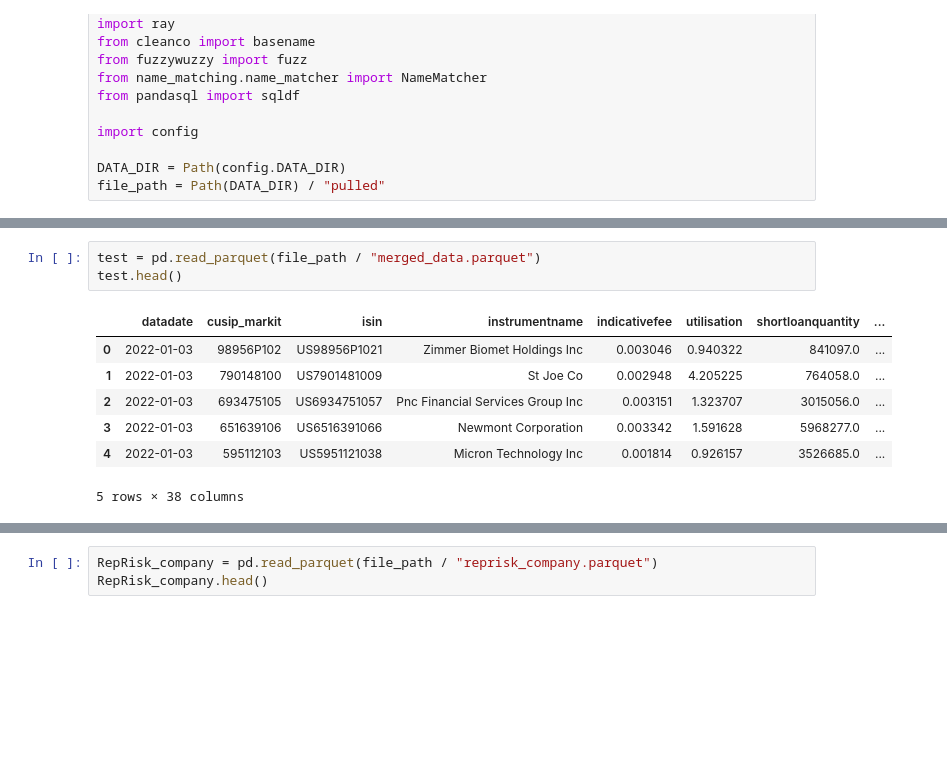
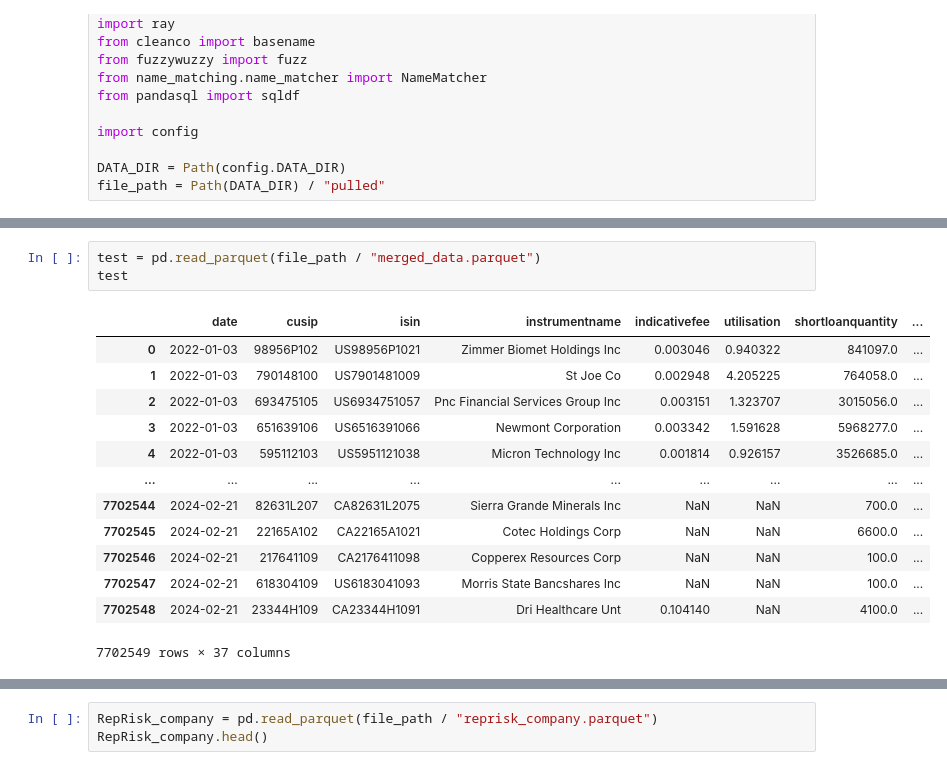
Before and after one commit to baptistepepin/FINM-32900-PROJECT, a Jupyter notebook: src/Merging Markit - Resprisk Exploration - on Names.ipynb, the cells around one changed output, grey strips where cells are left out. Saved outputs shown, nothing was run; the diff lists cells and outputs as text; blank space fills up the shorter version.

```diff
--- a/src/Merging Markit - Resprisk Exploration - on Names.ipynb
+++ b/src/Merging Markit - Resprisk Exploration - on Names.ipynb
@@ -29,11 +58,17 @@ Let's have a look at RepRisk first.
 # %%
 test = pd.read_parquet(file_path / "merged_data.parquet")
-test.head()
+test
 # %% [output]
-|  | datadate | cusip_markit | isin | instrumentname | indicativefee | utilisation | shortloanquantity | ... |
+|  | date | cusip | isin | instrumentname | indicativefee | utilisation | shortloanquantity | ... |
 | 0 | 2022-01-03 | 98956P102 | US98956P1021 | Zimmer Biomet Holdings Inc | 0.003046 | 0.940322 | 841097.0 | ... |
 | 1 | 2022-01-03 | 790148100 | US7901481009 | St Joe Co | 0.002948 | 4.205225 | 764058.0 | ... |
 | 2 | 2022-01-03 | 693475105 | US6934751057 | Pnc Financial Services Group Inc | 0.003151 | 1.323707 | 3015056.0 | ... |
 | 3 | 2022-01-03 | 651639106 | US6516391066 | Newmont Corporation | 0.003342 | 1.591628 | 5968277.0 | ... |
 | 4 | 2022-01-03 | 595112103 | US5951121038 | Micron Technology Inc | 0.001814 | 0.926157 | 3526685.0 | ... |
+| ... | ... | ... | ... | ... | ... | ... | ... | ... |
+| 7702544 | 2024-02-21 | 82631L207 | CA82631L2075 | Sierra Grande Minerals Inc | NaN | NaN | 700.0 | ... |
+| 7702545 | 2024-02-21 | 22165A102 | CA22165A1021 | Cotec Holdings Corp | NaN | NaN | 6600.0 | ... |
+| 7702546 | 2024-02-21 | 217641109 | CA2176411098 | Copperex Resources Corp | NaN | NaN | 100.0 | ... |
+| 7702547 | 2024-02-21 | 618304109 | US6183041093 | Morris State Bancshares Inc | NaN | NaN | 100.0 | ... |
+| 7702548 | 2024-02-21 | 23344H109 | CA23344H1091 | Dri Healthcare Unt | 0.104140 | NaN | 4100.0 | ... |
-5 rows × 38 columns
+7702549 rows × 37 columns
```
Also changed, not shown: parts of 7 cells of this notebook, 1 other file.
